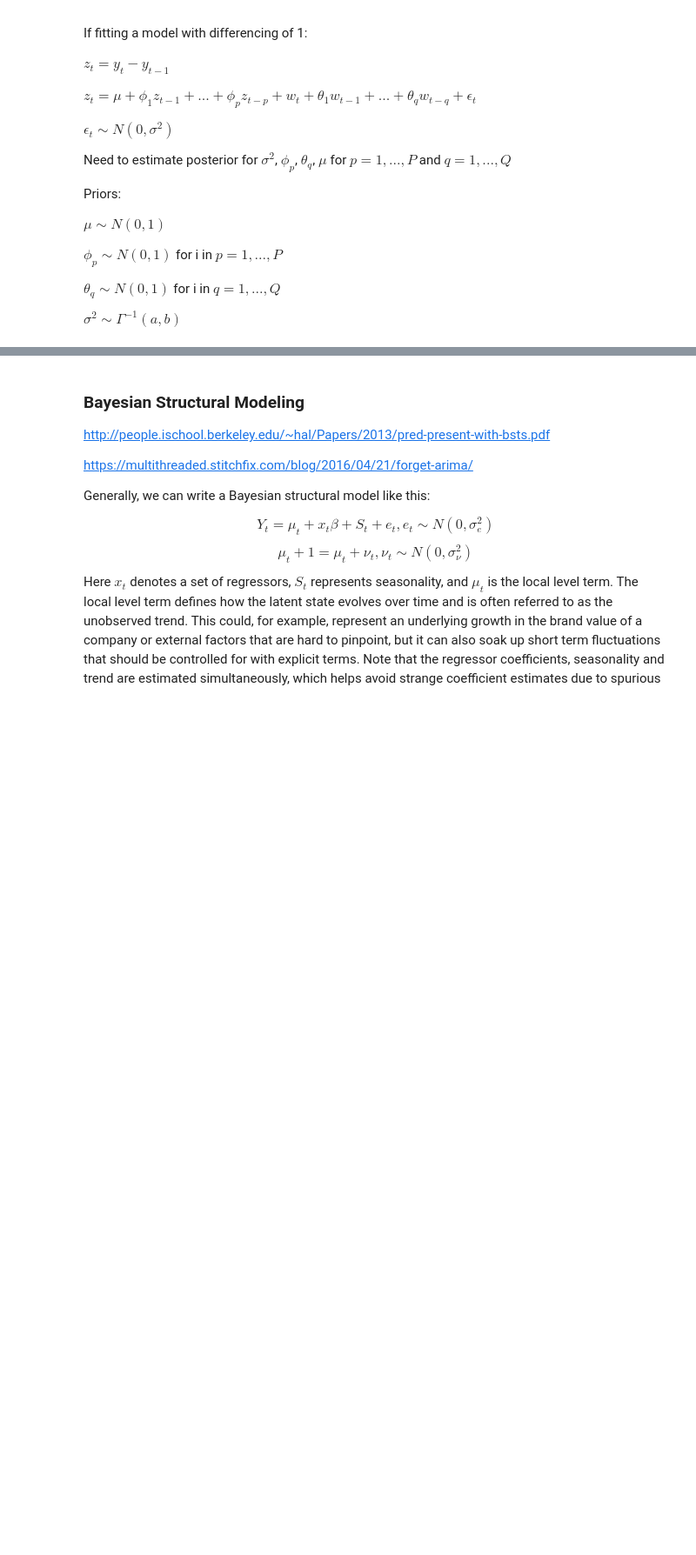
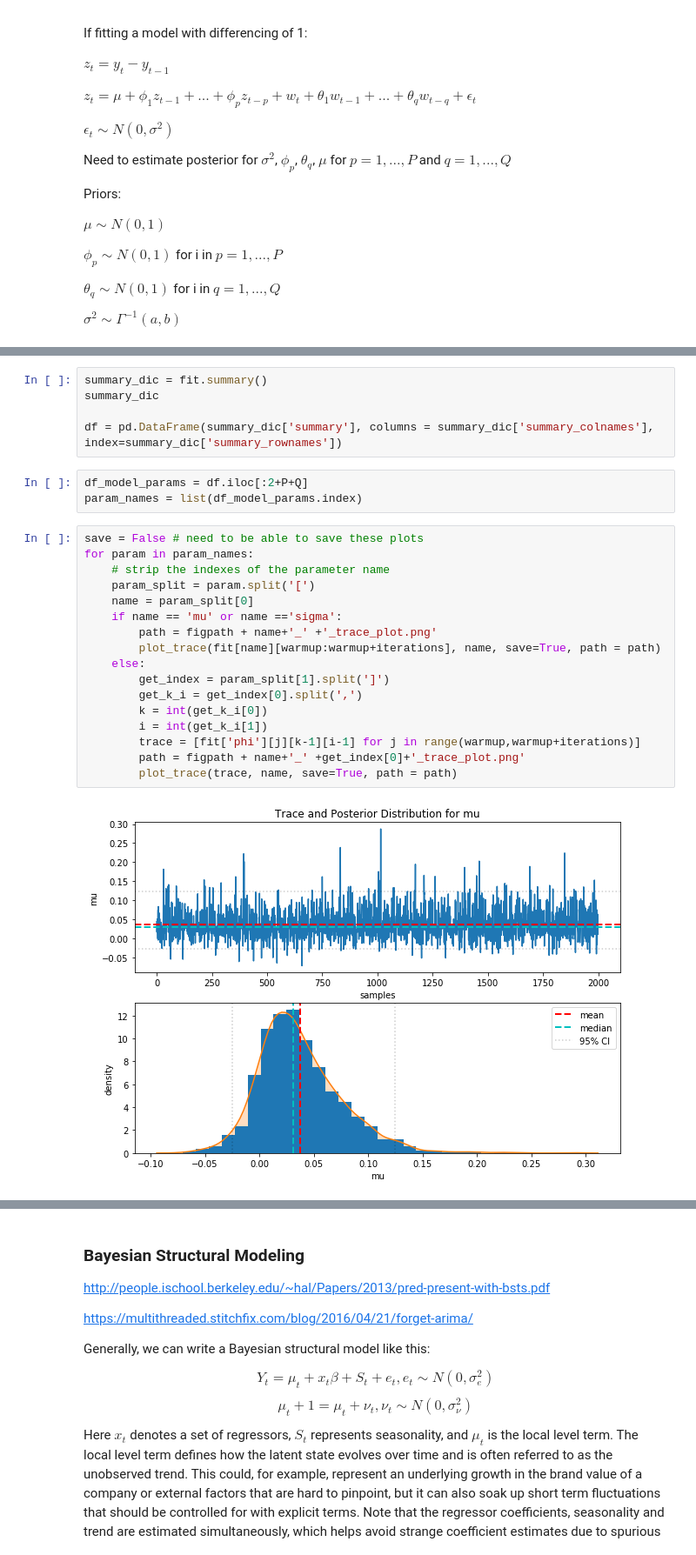
Before and after one commit to ahotaling/STAT_330_Project, a Jupyter notebook: Notebooks/Bayesian_Model_Exploration.ipynb, the cells around one changed output, grey strips where cells are left out. Shown at 87% size. Saved outputs shown, nothing was run; the diff lists cells and outputs as text; blank space fills up the shorter version.

```diff
--- a/Notebooks/Bayesian_Model_Exploration.ipynb
+++ b/Notebooks/Bayesian_Model_Exploration.ipynb
@@ -701,0 +424,27 @@ WARNING:pystan:Deprecation warning. In future, use ArviZ library (`pip install a
+# %%
+summary_dic = fit.summary()
+summary_dic
+
+df = pd.DataFrame(summary_dic['summary'], columns = summary_dic['summary_colnames'], index=summary_dic['summary_rownames'])
+# %%
+df_model_params = df.iloc[:2+P+Q]
+param_names = list(df_model_params.index)
+# %%
+save = False # need to be able to save these plots
+for param in param_names:
+    # strip the indexes of the parameter name
+    param_split = param.split('[')
+    name = param_split[0]
+    if name == 'mu' or name =='sigma':
+        path = figpath + name+'_' +'_trace_plot.png'
+        plot_trace(fit[name][warmup:warmup+iterations], name, save=True, path = path)
+    else:
+        get_index = param_split[1].split(']')
+        get_k_i = get_index[0].split(',')
+        k = int(get_k_i[0])
+        i = int(get_k_i[1])
+        trace = [fit['phi'][j][k-1][i-1] for j in range(warmup,warmup+iterations)]
+        path = figpath + name+'_' +get_index[0]+'_trace_plot.png'
+        plot_trace(trace, name, save=True, path = path)
+# %% [output]
+[figure, added]
```
Also changed, not shown: parts of 49 cells of this notebook.
